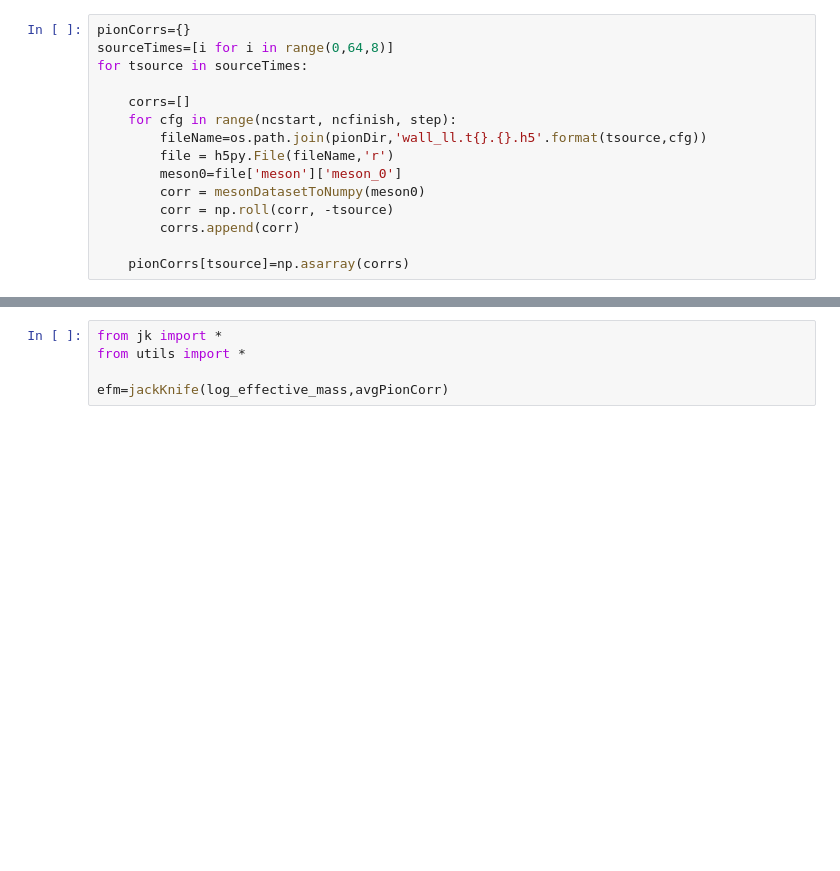
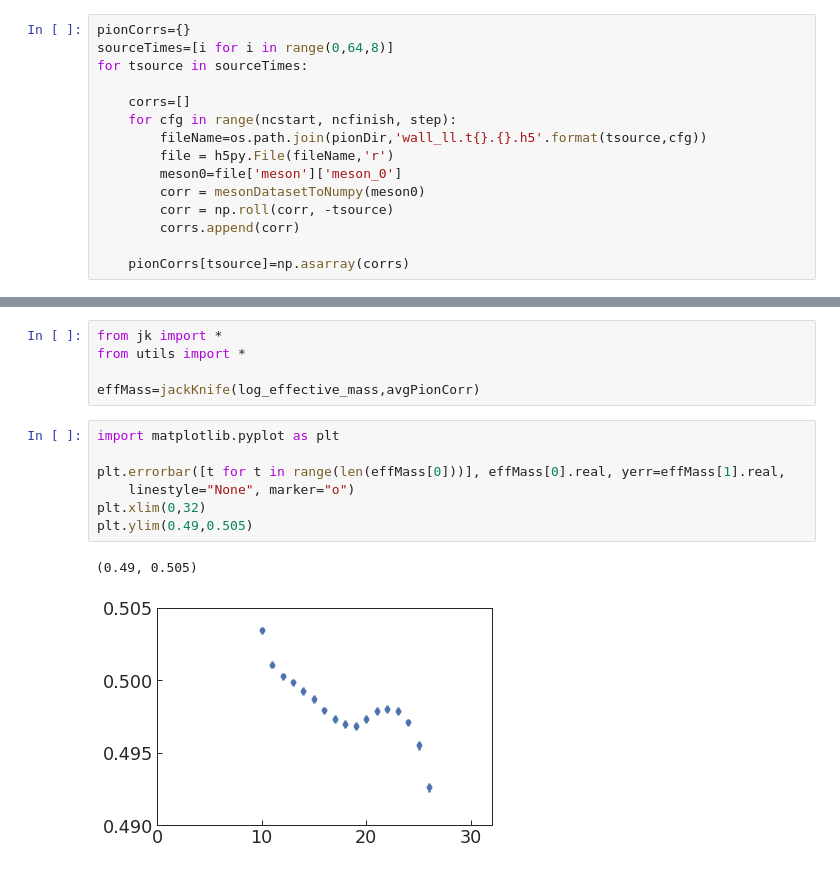
Before and after one commit to chrisculver/SU4_PiPi_Analysis, a Jupyter notebook: testing.ipynb, the cells around one changed output, grey strips where cells are left out. Drawn from its saved outputs; the diff is of its cells as text; blank space fills up the shorter version.

Commit message:
Priors have huge effect

```diff
--- a/testing.ipynb
+++ b/testing.ipynb
@@ -64,7 +74,17 @@ np.shape(avgPionCorr)
 from jk import *
 from utils import *
 
-efm=jackKnife(log_effective_mass,avgPionCorr)
+effMass=jackKnife(log_effective_mass,avgPionCorr)
+# %%
+import matplotlib.pyplot as plt
+
+plt.errorbar([t for t in range(len(effMass[0]))], effMass[0].real, yerr=effMass[1].real,
+    linestyle="None", marker="o")
+plt.xlim(0,32)
+plt.ylim(0.49,0.505)
+# %% [output]
+(0.49, 0.505)
+[figure, added]
 # %%
 import lsqfit
 from model_avg_paper import *
```
Also changed, not shown: parts of 13 cells of this notebook.
